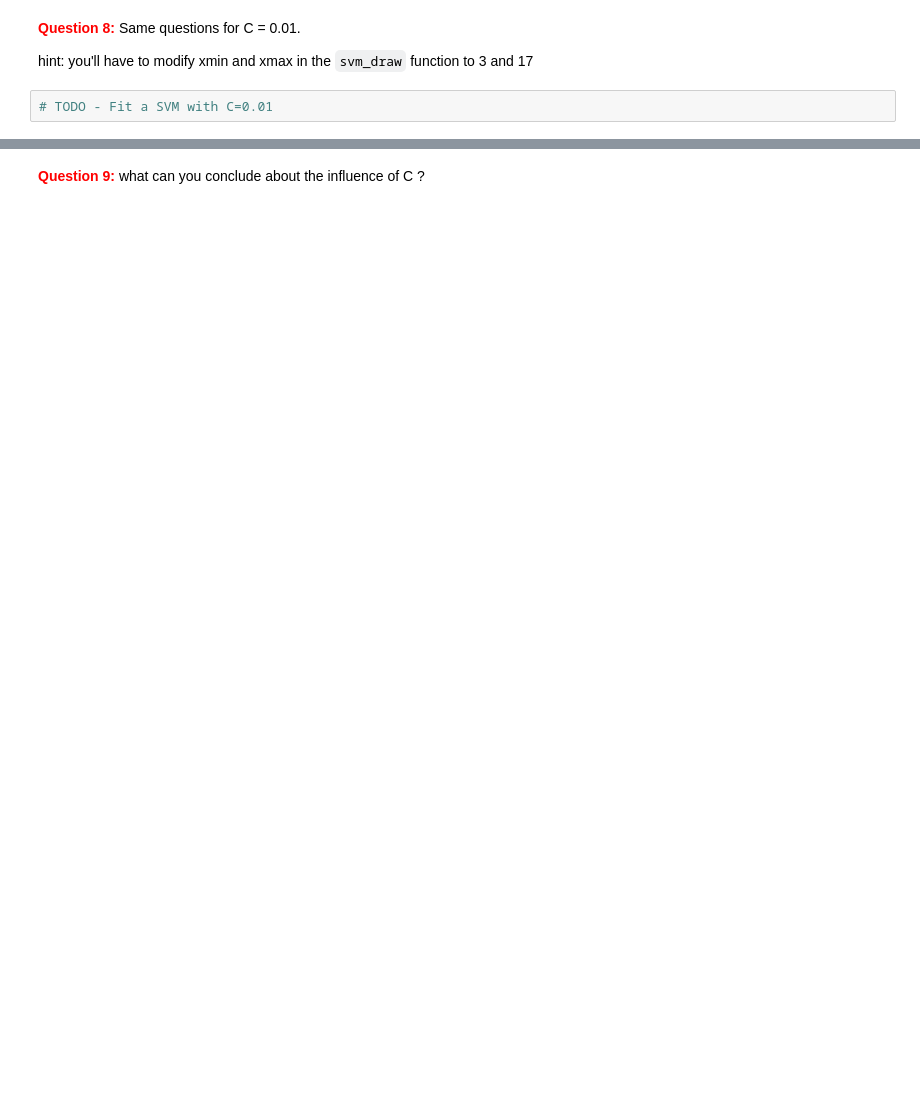
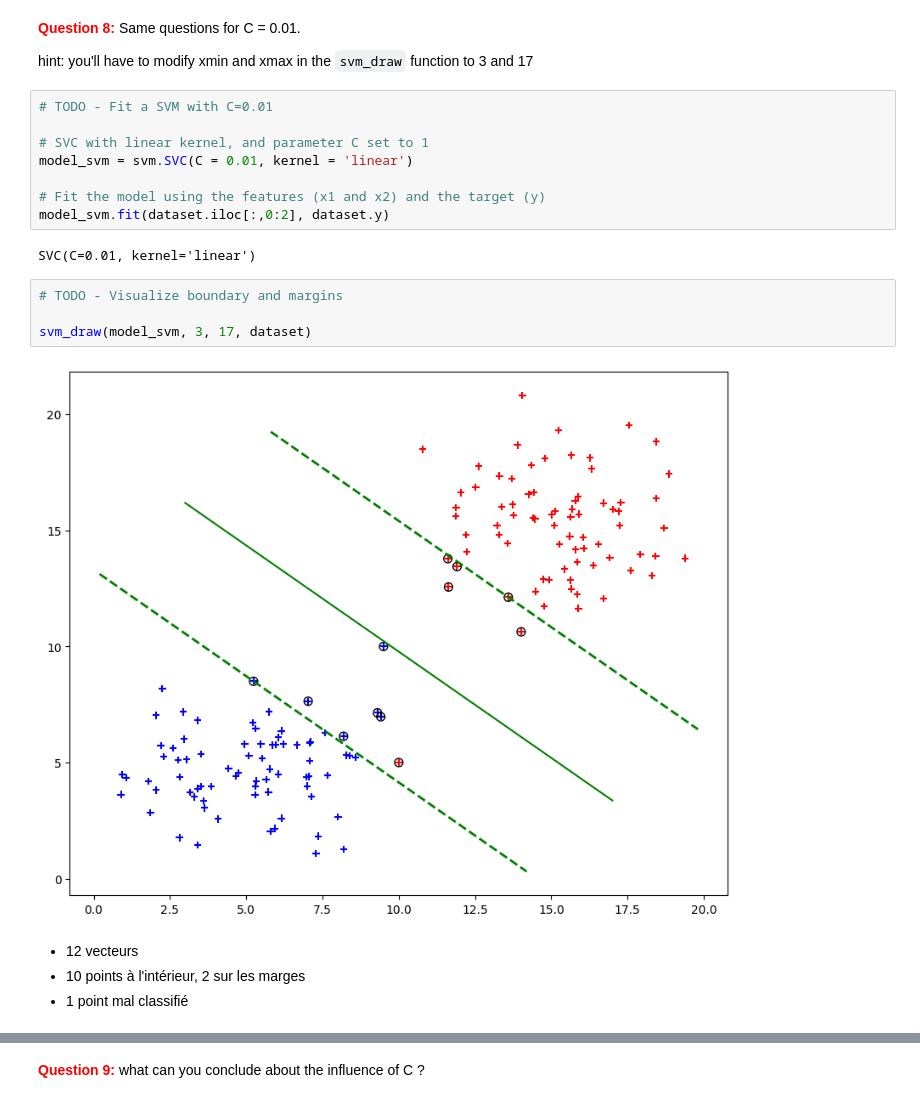
Before and after one commit to AquaBxSchool/2024-2025-ESIR-AA, a Jupyter notebook: TP Introduction/TP2_SVM_student.ipynb, the cells around one changed output, grey strips where cells are left out. Cells and saved outputs as stored; diff of their text form; blank space fills up the shorter version.

```diff
--- a/TP Introduction/TP2_SVM_student.ipynb
+++ b/TP Introduction/TP2_SVM_student.ipynb
@@ -282,5 +353,23 @@ Even if the dataset is linearly separable, the previous boundary is not very ada
 <font color="red">**Question 8:**</font>  Same questions for C = 0.01.
 
 hint: you'll have to modify xmin and xmax in the <code>svm_draw</code> function to 3 and 17
-# %%
-# TODO - Fit a SVM with C=0.01
+# %%
+# TODO - Fit a SVM with C=0.01
+
+# SVC with linear kernel, and parameter C set to 1
+model_svm = svm.SVC(C = 0.01, kernel = 'linear')
+
+# Fit the model using the features (x1 and x2) and the target (y)
+model_svm.fit(dataset.iloc[:,0:2], dataset.y)
+# %% [output]
+SVC(C=0.01, kernel='linear')
+# %%
+# TODO - Visualize boundary and margins
+
+svm_draw(model_svm, 3, 17, dataset)
+# %% [output]
+[figure, added]
+# %% [markdown]
+- 12 vecteurs
+- 10 points à l'intérieur, 2 sur les marges
+- 1 point mal classifié
```
Also changed, not shown: parts of 54 cells of this notebook.
